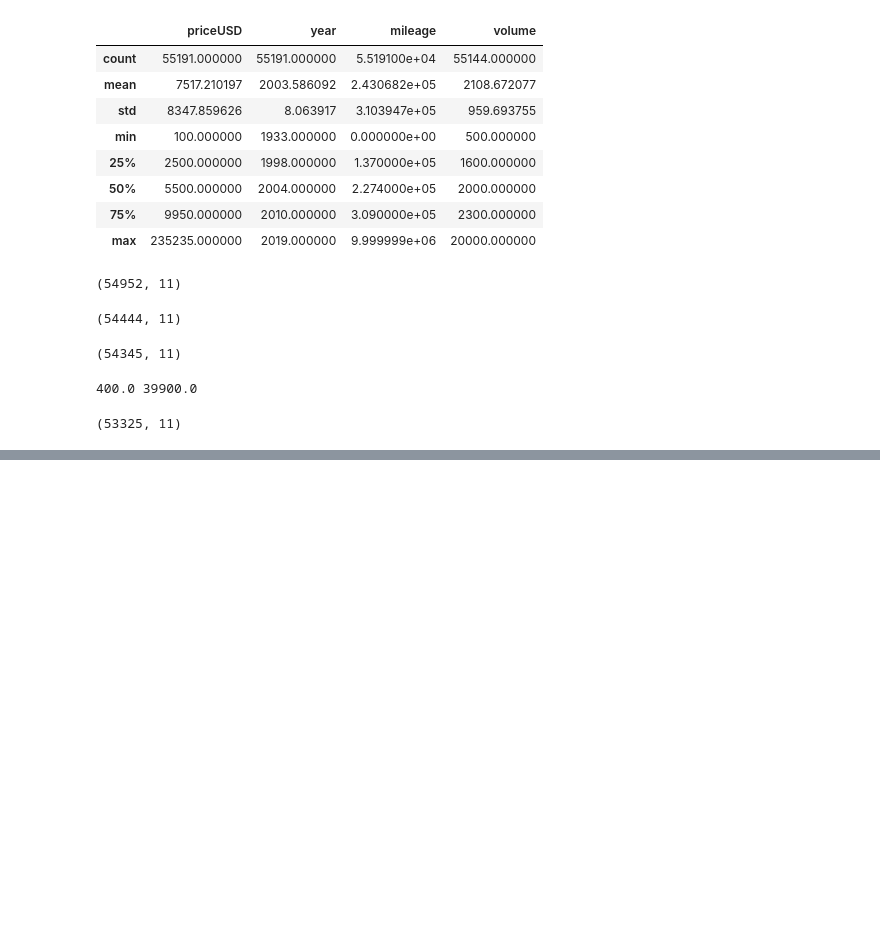
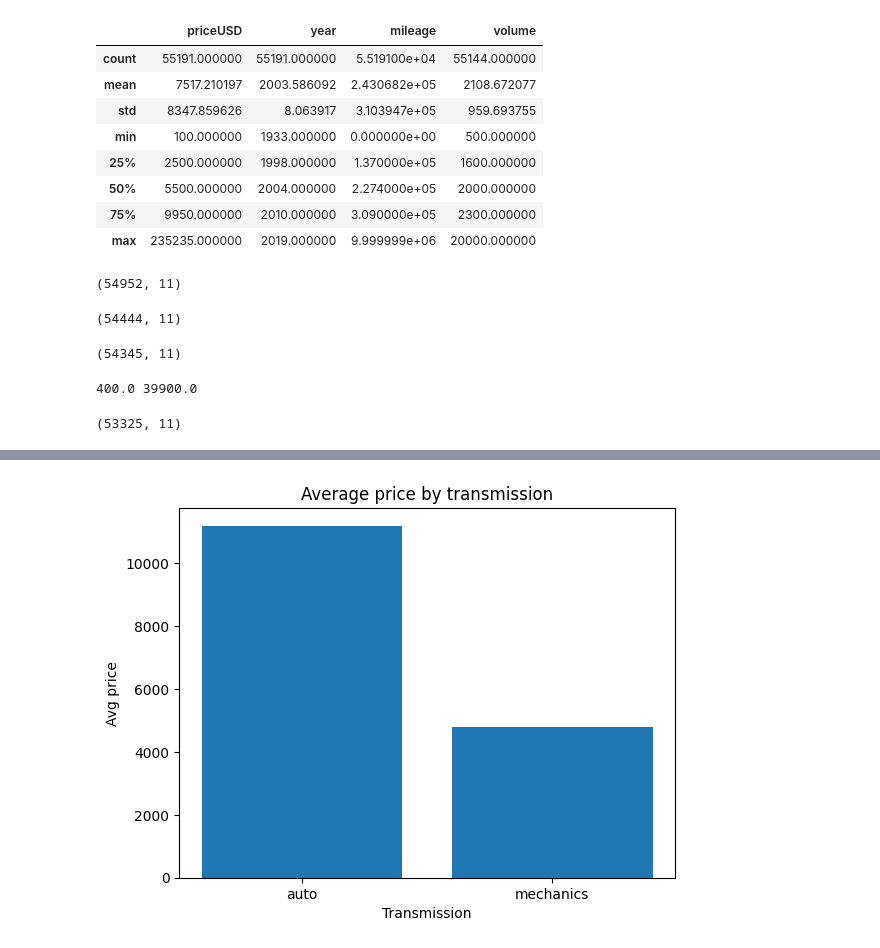
Before and after one commit to AdilkhanEEAIR/machines_predict_ml, a Jupyter notebook: adilkhan.ipynb, the cells around one changed output, grey strips where cells are left out. Drawn from its saved outputs; the diff is of its cells as text; code cells hidden in the pictures; blank space fills up the shorter version.

```diff
--- a/adilkhan.ipynb
+++ b/adilkhan.ipynb
@@ -131,0 +167,9 @@ print(df.shape)
+# %%
+avg = df.groupby('transmission')['priceUSD'].mean()
+plt.bar(avg.index, avg.values)
+plt.title('Average price by transmission')
+plt.xlabel('Transmission')
+plt.ylabel('Avg price')
+plt.show()
+# %% [output]
+[figure, added]
```
Also changed, not shown: parts of 8 cells of this notebook.
